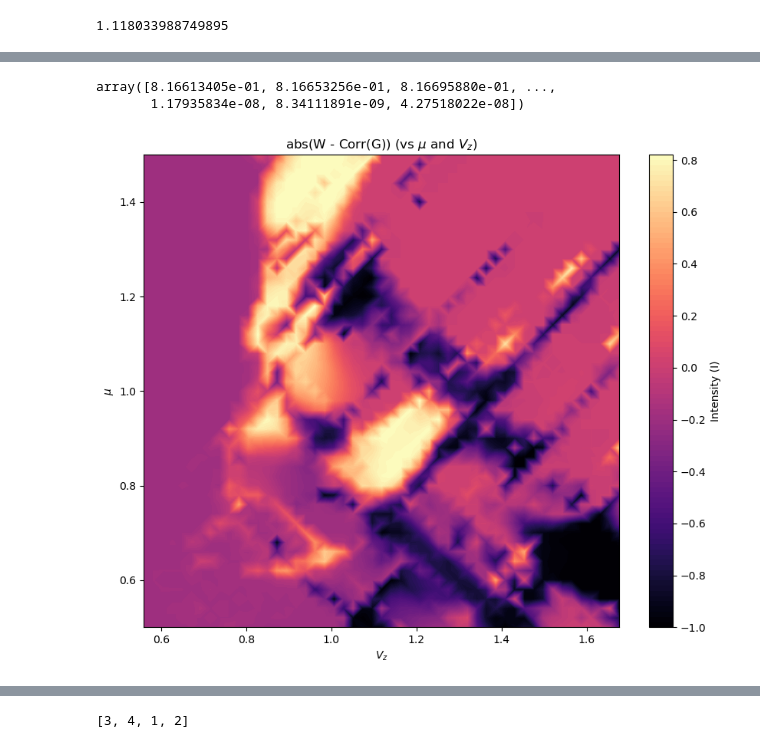
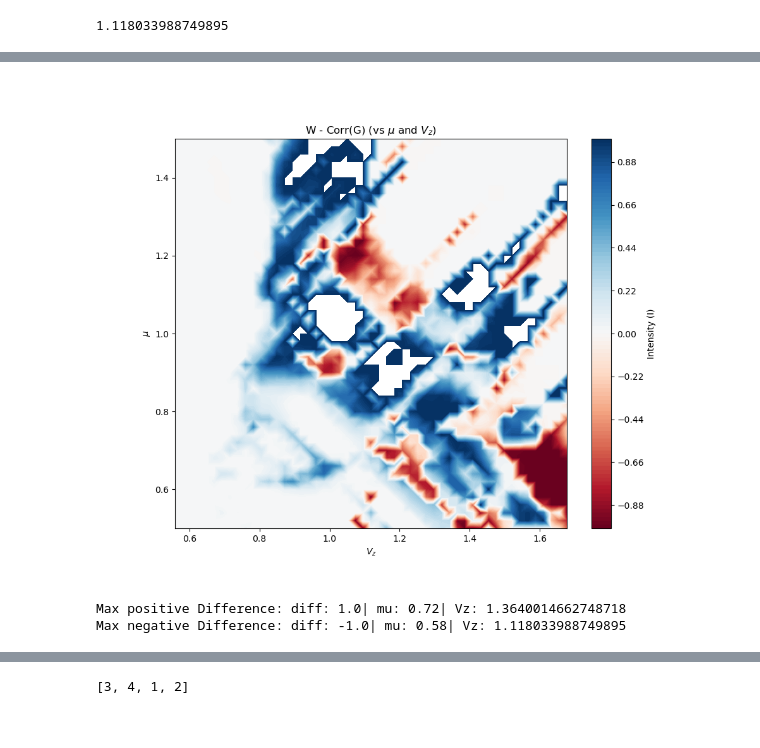
Before and after one commit to polianahp/Nonlocality-of-local-Andreev-conductances-as-a-probe-for-topological-Majorana-wires, a Jupyter notebook: plotting.ipynb, the cells around one changed output, grey strips where cells are left out. Saved outputs shown, nothing was run; the diff lists cells and outputs as text; code cells hidden in the pictures.

```diff
--- a/plotting.ipynb
+++ b/plotting.ipynb
@@ -93,3 +100,14 @@ plt.show()
+# %%
+symm_KL = lambda p, q: 0.5*(entropy(p,q) + entropy(q,p))
+
+corrs = np.asarray([1 - symm_KL(barrier_left_conductance_left_arr[i,:], barrier_left_conductance_right_arr[i,:]) for i in range(barrier_left_conductance_right_arr.shape[0])])
+corrs = corrs - corrs.min()
+corrs = corrs/corrs.max()
+corrs = np.asarray([0.0 if corr < 0.8 else corr for corr in corrs])
+
+corrs = np.asarray([hp.calc_invariant_metric(barrier_left_conductance_left_arr[i,:], barrier_left_conductance_right_arr[i,:]) for i in range(barrier_left_conductance_right_arr.shape[0])])
+corrs = np.asarray([1.0 if corr > 1 else corr for corr in corrs])
+corrs = np.asarray([0.0 if corr < 0 else corr for corr in corrs])
 # %%
 import numpy as np
 import matplotlib.pyplot as plt
@@ -121,39 +140,46 @@ plt.show()
-# %%
-diff = I.max() - rG_corr/rG_corr.max()
-
-
-diff
-# %% [output]
-array([8.16613405e-01, 8.16653256e-01, 8.16695880e-01, ...,
-       1.17935834e-08, 8.34111891e-09, 4.27518022e-08])
 # %%
 
 import numpy as np
 import matplotlib.pyplot as plt
 
 mu  =  params_list[:, 1]  # x-axis
 V_z =  params_list[:, 2]*V_c  # y-axis
 #diff = I/I.max() - rG_corr/rG_corr.max()
 #diff = np.abs(I - rG_corr)
-diff = I - rG_corr
+diff = I - corrs
 
 
 # 3. Create the heatmap
 plt.figure(figsize=(10, 8))
 
 # tricontourf creates a smooth filled contour plot
 # levels=100 makes it look like a continuous heatmap
-contour = plt.tricontourf(V_z, mu, diff, levels=100, cmap='magma')
+contour = plt.tricontourf(V_z, mu, diff, levels=100, cmap='RdBu')
 
 # Add a colorbar to show what I values the colors represent
 cbar = plt.colorbar(contour)
 cbar.set_label('Intensity (I)')
 
 # 4. Label axes
 plt.ylabel(r'$\mu$')
 plt.xlabel(r'$V_z$')
-plt.title('abs(W - Corr(G)) (vs $\mu$ and $V_z$)')
+plt.title('W - Corr(G) (vs $\mu$ and $V_z$)')
 
 plt.show()
+iiidx=4
+max_pos_diff_idx = np.where(diff == diff.max())
+max_pos_diff = diff[max_pos_diff_idx][iiidx]
+max_pos_diff_mu = mu[max_pos_diff_idx][iiidx]
+max_pos_diff_Vz = V_z[max_pos_diff_idx][iiidx]
+
+max_neg_diff_idx = np.where(diff == diff.min())
+max_neg_diff = diff[max_neg_diff_idx][iiidx]
+max_neg_diff_mu = mu[max_neg_diff_idx][iiidx]
+max_neg_diff_Vz = V_z[max_neg_diff_idx][iiidx]
+
+print(f"Max positive Difference: diff: {max_pos_diff}| mu: {max_pos_diff_mu}| Vz: {max_pos_diff_Vz}")
+print(f"Max negative Difference: diff: {max_neg_diff}| mu: {max_neg_diff_mu}| Vz: {max_neg_diff_Vz}")
 # %% [output]
-[figure, old version]
+[figure, new version]
+Max positive Difference: diff: 1.0| mu: 0.72| Vz: 1.3640014662748718
+Max negative Difference: diff: -1.0| mu: 0.58| Vz: 1.118033988749895
```
Also changed, not shown: parts of 11 cells of this notebook, 4 other files.
